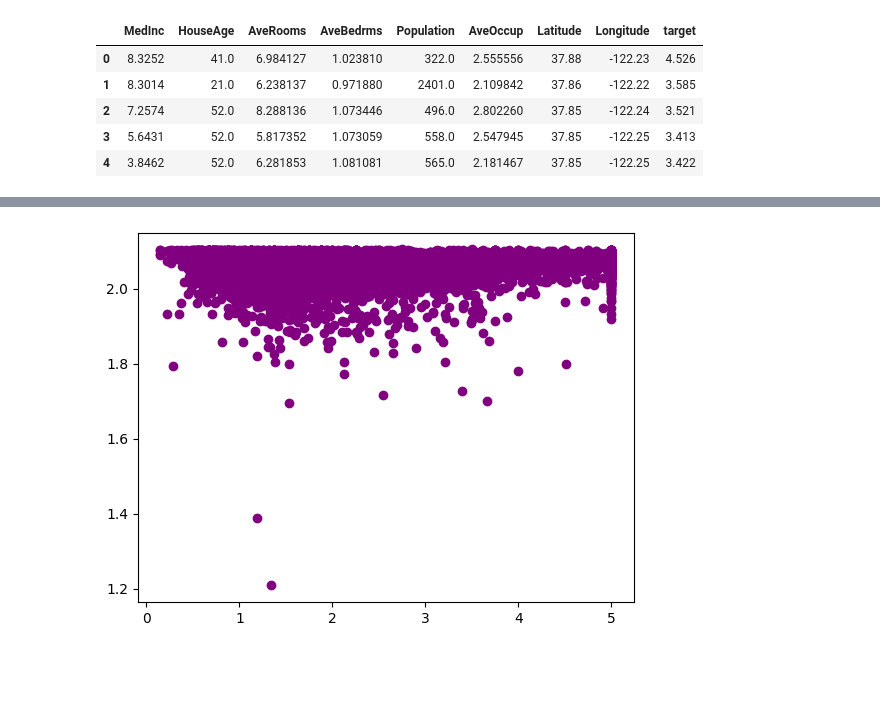
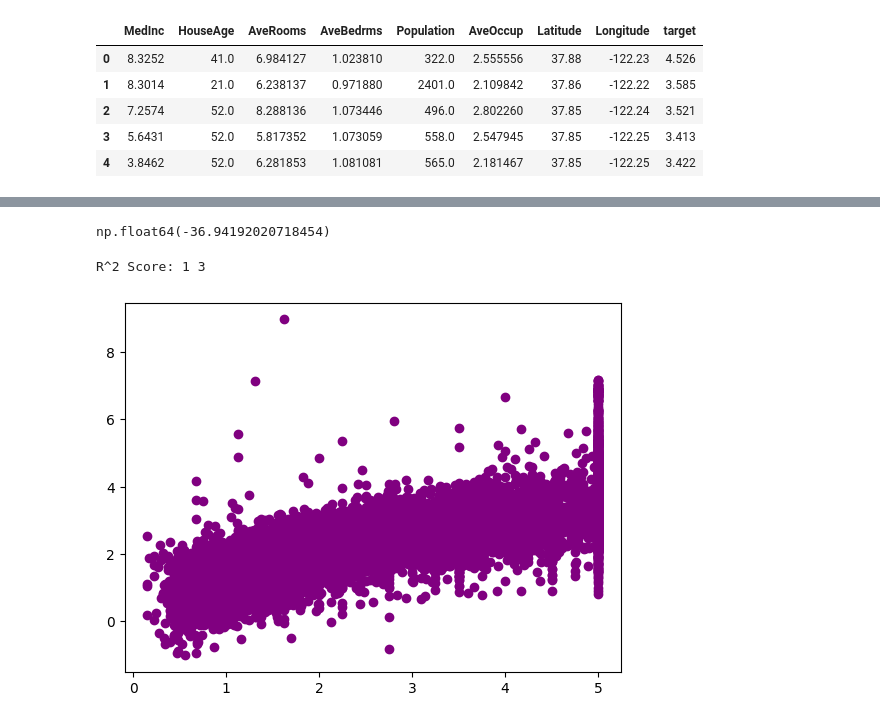
Before and after one commit to RashmiKi/20-hour-Python, a Jupyter notebook: College/AI_ML/Assignment 2.ipynb, the cells around one changed output, grey strips where cells are left out. Drawn from its saved outputs; the diff is of its cells as text; code cells hidden in the pictures; blank space fills up the shorter version.

```diff
--- a/College/AI_ML/Assignment 2.ipynb
+++ b/College/AI_ML/Assignment 2.ipynb
@@ -71,9 +71,9 @@ import matplotlib.pyplot as plt
 from sklearn import linear_model
 from sklearn import datasets
 # %%
-data = datasets.fetch_california_housing()
+calfornia = datasets.fetch_california_housing()
 # %%
-df = pd.DataFrame(data.data, columns=data.feature_names)
+df = pd.DataFrame(calfornia.data, columns=calfornia.feature_names)
 df['target'] =data.target
 # %%
 df.head()
@@ -85,5 +85,5 @@ df.head()
 | 3 | 5.6431 | 52.0 | 5.817352 | 1.073059 | 558.0 | 2.547945 | 37.85 | -122.25 | 3.413 |
 | 4 | 3.8462 | 52.0 | 6.281853 | 1.081081 | 565.0 | 2.181467 | 37.85 | -122.25 | 3.422 |
 # %%
-X = df[['Population']]   # independent variable
+X = df[calfornia.feature_names]   # independent variable
 y = df['target']  # dependent variable
@@ -114,5 +100,15 @@ y_pred = m.predict(X)
-# %%
-plt.scatter(y, y_pred, color='purple')
-plt.show()
-# %% [output]
-[figure, removed]
+# %%
+m.intercept_
+# %% [output]
+np.float64(-36.94192020718454)
+# %%
+print("R^2 Score:", round(m.score(X,y)),3)
+# %% [output]
+R^2 Score: 1 3
+# %%
+y1_pred = m.predict(X)
+# %%
+plt.scatter(y, y1_pred, color="purple")
+plt.show()
+# %% [output]
+[figure, added]
```
Also changed, not shown: parts of 7 cells of this notebook, 9 other files.
